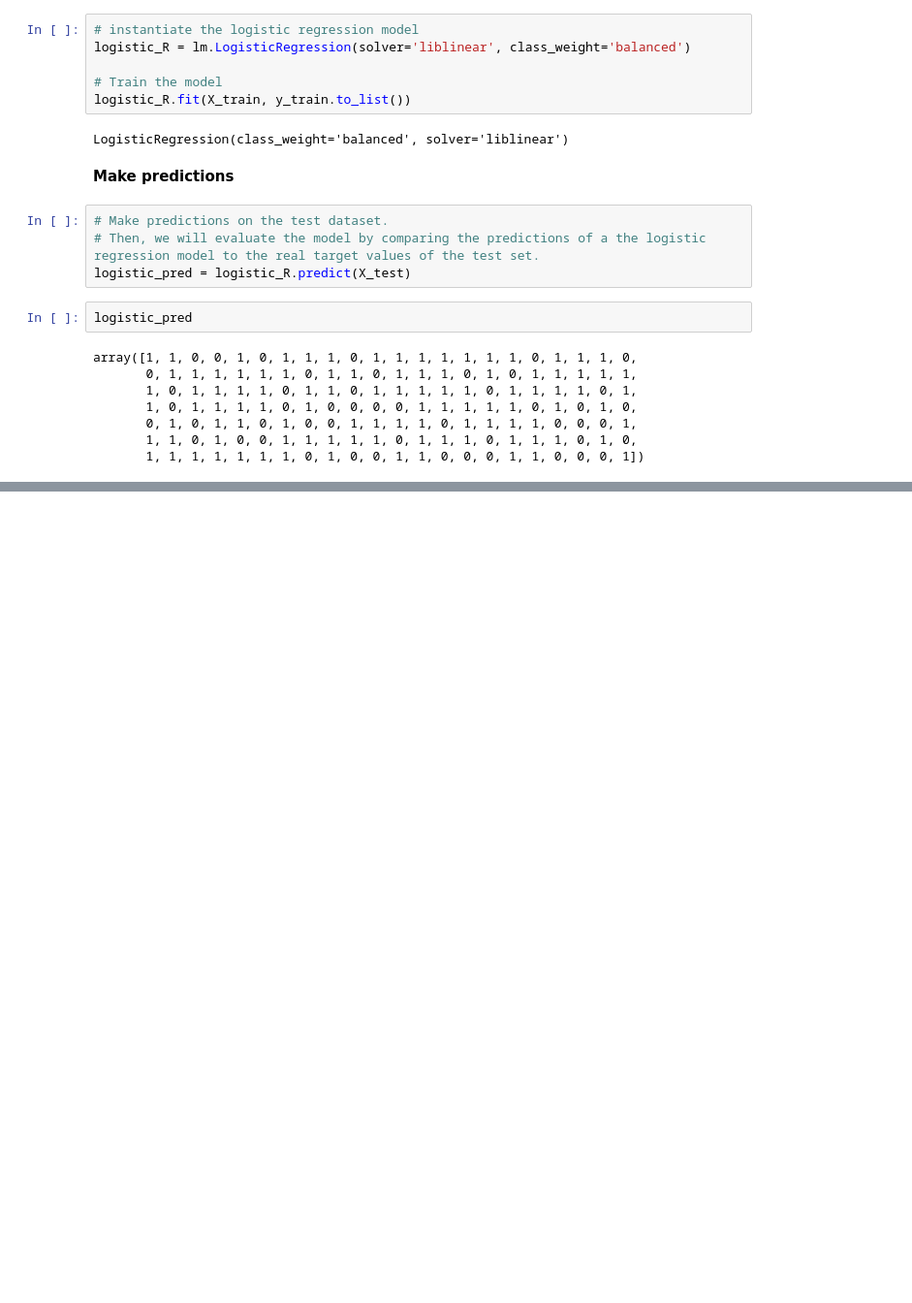
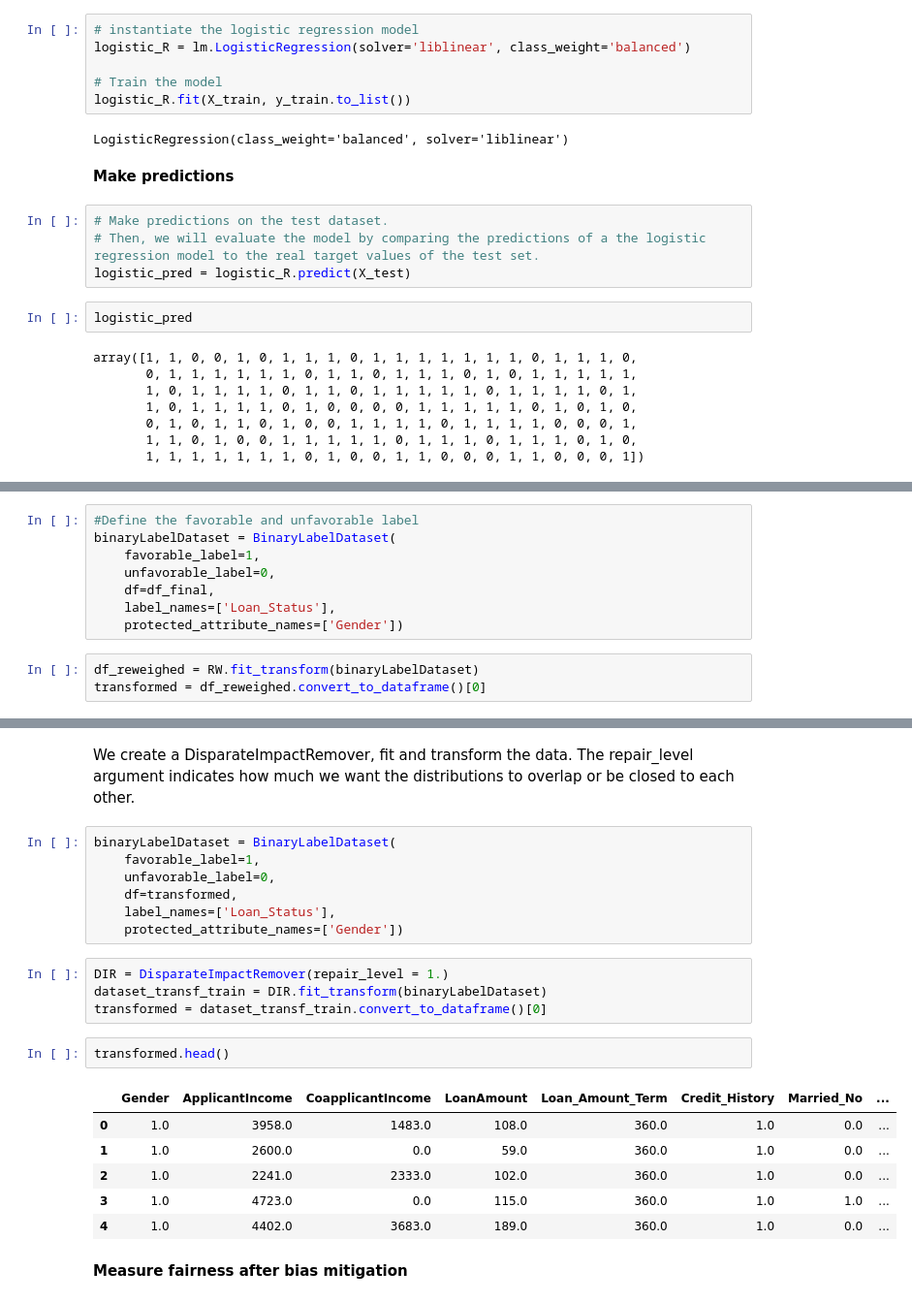
Before and after one commit to inkeshg21/Detection-of-bias-with-mitigation-in-AI, a Jupyter notebook: Detection_of_bias_with_mitigation_in_AI.ipynb, the cells around one changed output, grey strips where cells are left out. Shown at 97% size. Cells and saved outputs as stored; diff of their text form; blank space fills up the shorter version.

```diff
--- a/Detection_of_bias_with_mitigation_in_AI.ipynb
+++ b/Detection_of_bias_with_mitigation_in_AI.ipynb
@@ -587,0 +908,11 @@ array([1, 1, 0, 0, 1, 0, 1, 1, 1, 0, 1, 1, 1, 1, 1, 1, 1, 0, 1, 1, 1, 0,
+# %%
+#Define the favorable and unfavorable label
+binaryLabelDataset = BinaryLabelDataset(
+    favorable_label=1,
+    unfavorable_label=0,
+    df=df_final,
+    label_names=['Loan_Status'],
+    protected_attribute_names=['Gender'])
+# %%
+df_reweighed = RW.fit_transform(binaryLabelDataset)
+transformed = df_reweighed.convert_to_dataframe()[0]
@@ -587,0 +933,24 @@ array([1, 1, 0, 0, 1, 0, 1, 1, 1, 0, 1, 1, 1, 1, 1, 1, 1, 0, 1, 1, 1, 0,
+# %% [markdown]
+We create a DisparateImpactRemover, fit and transform the data. The repair_level argument indicates how much we want the distributions to overlap or be closed to each other.
+# %%
+binaryLabelDataset = BinaryLabelDataset(
+    favorable_label=1,
+    unfavorable_label=0,
+    df=transformed,
+    label_names=['Loan_Status'],
+    protected_attribute_names=['Gender'])
+# %%
+DIR = DisparateImpactRemover(repair_level = 1.)
+dataset_transf_train = DIR.fit_transform(binaryLabelDataset)
+transformed = dataset_transf_train.convert_to_dataframe()[0]
+# %%
+transformed.head()
+# %% [output]
+|  | Gender | ApplicantIncome | CoapplicantIncome | LoanAmount | Loan_Amount_Term | Credit_History | Married_No | ... |
+| 0 | 1.0 | 3958.0 | 1483.0 | 108.0 | 360.0 | 1.0 | 0.0 | ... |
+| 1 | 1.0 | 2600.0 | 0.0 | 59.0 | 360.0 | 1.0 | 0.0 | ... |
+| 2 | 1.0 | 2241.0 | 2333.0 | 102.0 | 360.0 | 1.0 | 0.0 | ... |
+| 3 | 1.0 | 4723.0 | 0.0 | 115.0 | 360.0 | 1.0 | 1.0 | ... |
+| 4 | 1.0 | 4402.0 | 3683.0 | 189.0 | 360.0 | 1.0 | 0.0 | ... |
+# %% [markdown]
+**Measure fairness after bias mitigation**
```
Also changed, not shown: parts of 42 cells of this notebook.
